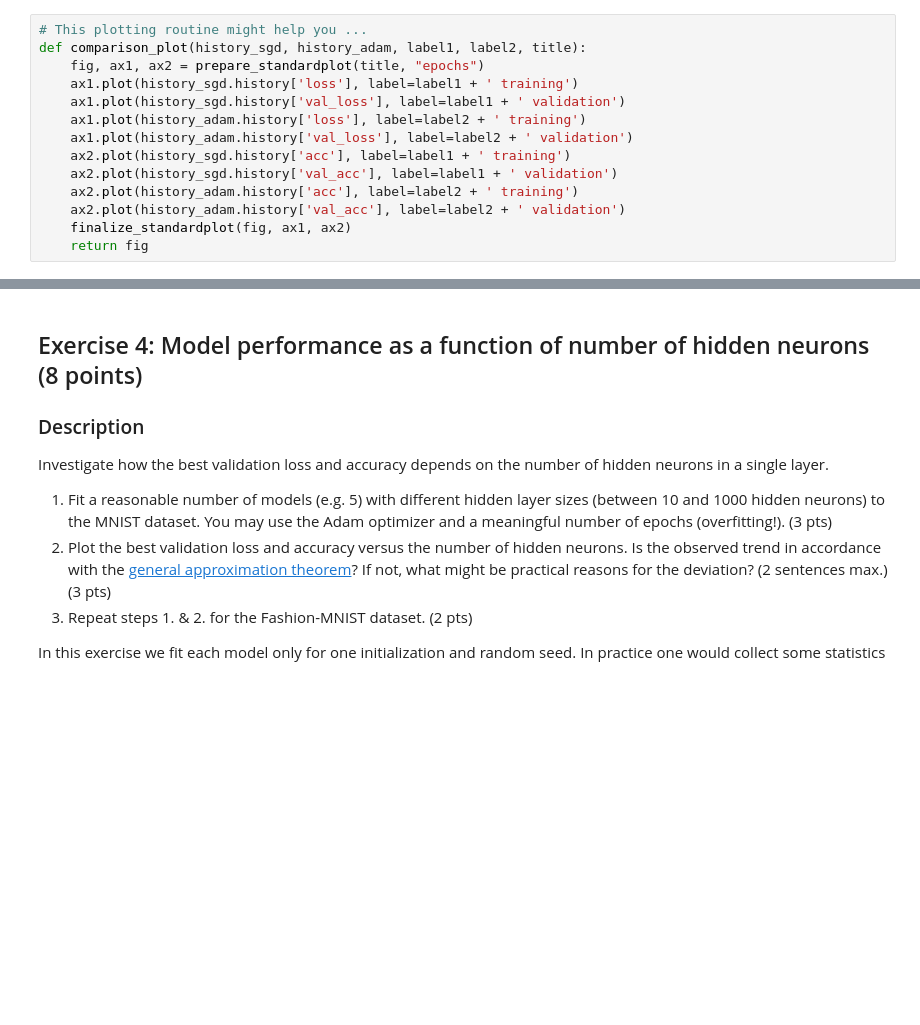
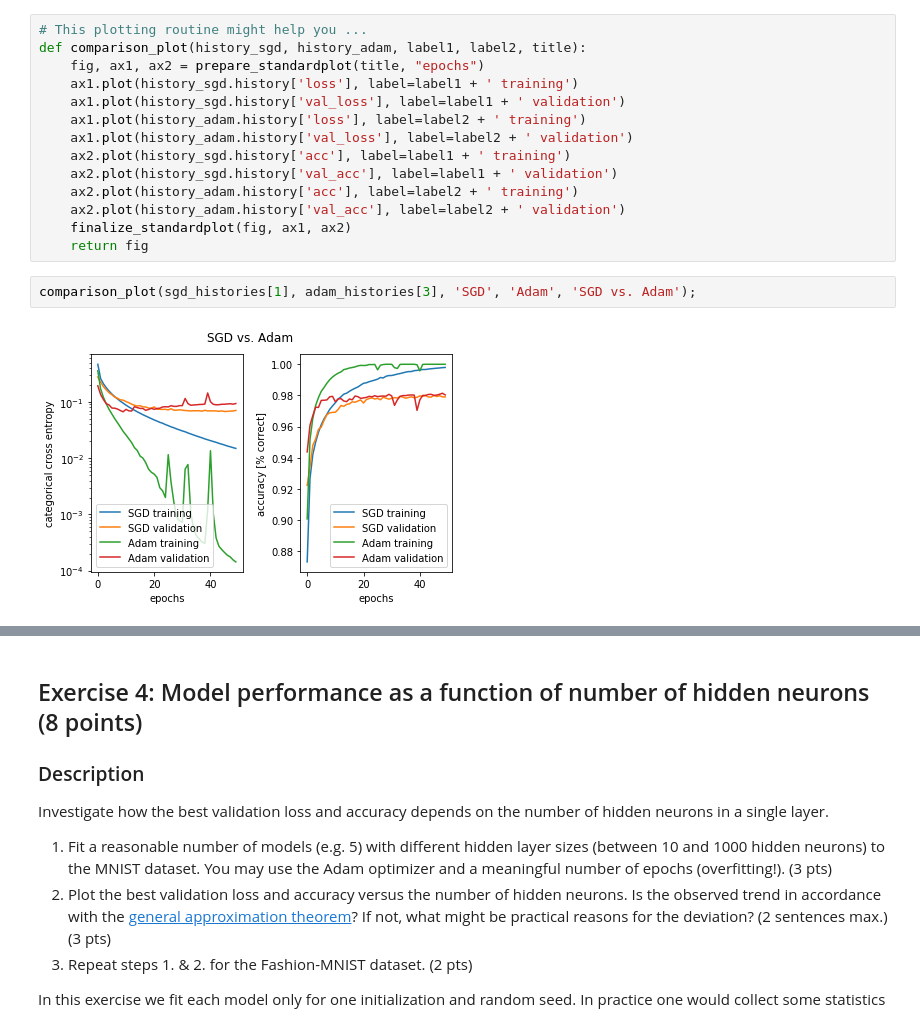
Before and after one commit to serifsonerserbest/ANN, a Jupyter notebook: miniproject1.ipynb, the cells around one changed output, grey strips where cells are left out. Saved outputs shown, nothing was run; the diff lists cells and outputs as text; blank space fills up the shorter version.

```diff
--- a/miniproject1.ipynb
+++ b/miniproject1.ipynb
@@ -325,3 +440,7 @@ def comparison_plot(history_sgd, history_adam, label1, label2, title):
     ax2.plot(history_adam.history['val_acc'], label=label2 + ' validation')
     finalize_standardplot(fig, ax1, ax2)
     return fig
+# %%
+comparison_plot(sgd_histories[1], adam_histories[3], 'SGD', 'Adam', 'SGD vs. Adam');
+# %% [output]
+[figure, added]
```
Also changed, not shown: parts of 11 cells of this notebook.
